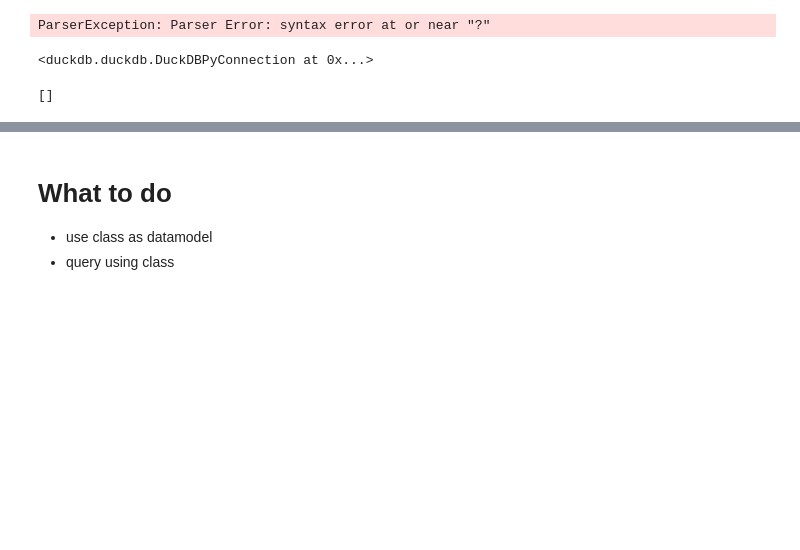
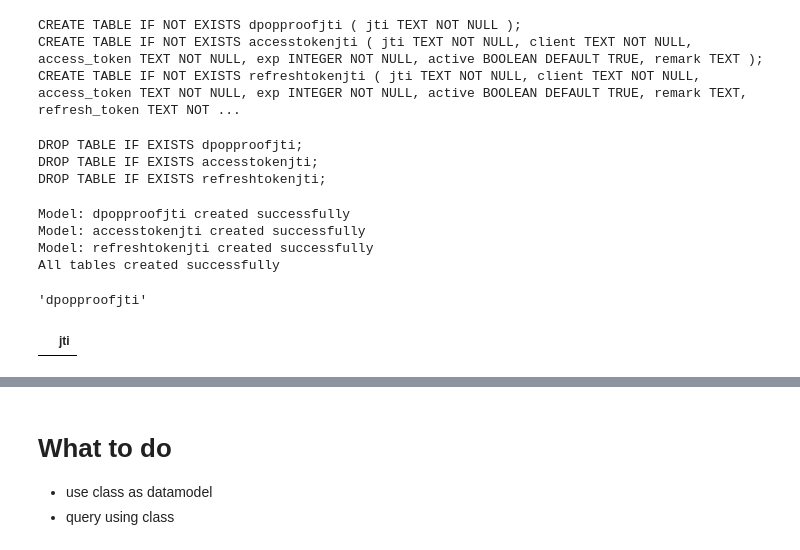
Before and after one commit to datanooblol/fun-with-dpop, a Jupyter notebook: sqlmodel.ipynb, the cells around one changed output, grey strips where cells are left out. Cells and saved outputs as stored; diff of their text form; code cells hidden in the pictures; blank space fills up the shorter version.

```diff
--- a/sqlmodel.ipynb
+++ b/sqlmodel.ipynb
@@ -37,26 +3,0 @@ from package.ezorm.utils import ez_connection
-# %%
-query = """\
-CREATE TABLE IF NOT EXISTS ? (
-    id INTEGER PRIMARY KEY,  -- The primary key for the table
-    name TEXT NOT NULL,      -- A non-nullable column for the customer name
-    email TEXT,              -- An optional column for the customer email
-    created_at TIMESTAMP DEFAULT CURRENT_TIMESTAMP  -- A timestamp column with a default value
-);
-""".strip()
-
-with ez_connection(database="./db/ezorm.db", db=duckdb) as con:
-    con.execute(query, ["test_bro"])
-# %% [output]
-ParserException: Parser Error: syntax error at or near "?"
-# %%
-with ez_connection(database="./db/ezorm.db", db=duckdb) as con:
-    records = con.execute("SELECT * FROM customers;")
-records
-# %% [output]
-<duckdb.duckdb.DuckDBPyConnection at 0x...>
-# %%
-with ez_connection(database="./db/ezorm.db", db=duckdb) as con:
-    records = con.execute("SELECT * FROM customers;").fetchall()
-records
-# %% [output]
-[]
@@ -62,0 +21,29 @@ records
+# %%
+for table in tables:
+    print(crud.create_tbl_query(table))
+# %% [output]
+CREATE TABLE IF NOT EXISTS dpopproofjti ( jti TEXT NOT NULL );
+CREATE TABLE IF NOT EXISTS accesstokenjti ( jti TEXT NOT NULL, client TEXT NOT NULL, access_token TEXT NOT NULL, exp INTEGER NOT NULL, active BOOLEAN DEFAULT TRUE, remark TEXT );
+CREATE TABLE IF NOT EXISTS refreshtokenjti ( jti TEXT NOT NULL, client TEXT NOT NULL, access_token TEXT NOT NULL, exp INTEGER NOT NULL, active BOOLEAN DEFAULT TRUE, remark TEXT, refresh_token TEXT NOT ...
+# %%
+for table in tables:
+    print(crud.delete_tbl_query(table))
+# %% [output]
+DROP TABLE IF EXISTS dpopproofjti;
+DROP TABLE IF EXISTS accesstokenjti;
+DROP TABLE IF EXISTS refreshtokenjti;
+# %%
+crud.create_tables(tables)
+# %% [output]
+Model: dpopproofjti created successfully
+Model: accesstokenjti created successfully
+Model: refreshtokenjti created successfully
+All tables created successfully
+# %%
+DPoPProofJTI.__table__
+# %% [output]
+'dpopproofjti'
+# %%
+crud.execute(f"SELECT * FROM {DPoPProofJTI.__table__}", response=True)
+# %% [output]
+|  | jti |
```
Also changed, not shown: parts of 45 cells of this notebook, 22 other files.
